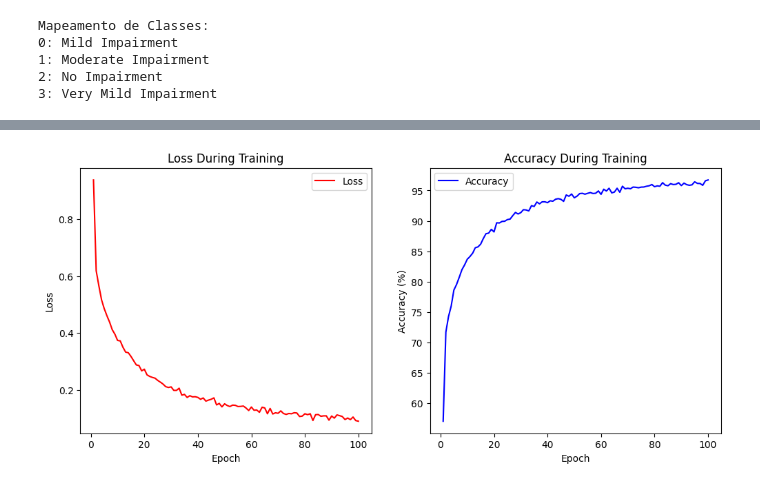
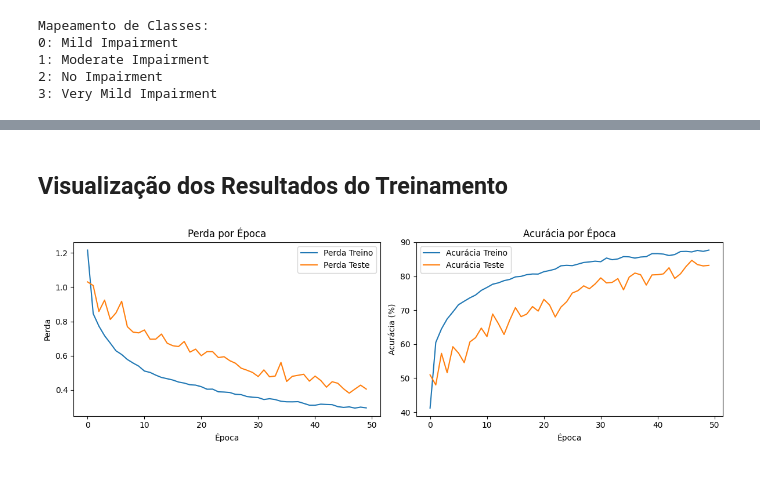
Before and after one commit to lucasnobsob/AlzheimerEarlyDetection, a Jupyter notebook: notebook_MRI.ipynb, the cells around one changed output, grey strips where cells are left out. Drawn from its saved outputs; the diff is of its cells as text; code cells hidden in the pictures.

```diff
--- a/notebook_MRI.ipynb
+++ b/notebook_MRI.ipynb
@@ -136,0 +153,12 @@ Accuracy: 96.25%
+# %%
+# Inicializa o modelo
+model = AlzheimerCNN(num_classes=4)
+
+# Função de perda e otimizador
+criterion = nn.CrossEntropyLoss()
+optimizer = optim.Adam(model.parameters(), lr=0.001)
+
+# Treina o modelo
+train_losses, train_accuracies, test_losses, test_accuracies = train_model(
+    model, train_loader, test_loader, criterion, optimizer, num_epochs=50
+)
@@ -137,22 +179,25 @@ Accuracy: 96.25%
+# %% [markdown]
+## Visualização dos Resultados do Treinamento
 # %%
-# Plotando o gráfico de perda
-plt.figure(figsize=(12, 5))
+plt.figure(figsize=(12, 4))
 
 plt.subplot(1, 2, 1)
-plt.plot(range(1, num_epochs + 1), train_losses, label="Loss", color="red")
-plt.xlabel("Epoch")
-plt.ylabel("Loss")
-plt.title("Loss During Training")
+plt.plot(train_losses, label='Perda Treino')
+plt.plot(test_losses, label='Perda Teste')
+plt.title('Perda por Época')
+plt.xlabel('Época')
+plt.ylabel('Perda')
 plt.legend()
 
-# Plotando o gráfico de acurácia
 plt.subplot(1, 2, 2)
-plt.plot(range(1, num_epochs + 1), train_accuracies, label="Accuracy", color="blue")
-plt.xlabel("Epoch")
-plt.ylabel("Accuracy (%)")
-plt.title("Accuracy During Training")
+plt.plot(train_accuracies, label='Acurácia Treino')
+plt.plot(test_accuracies, label='Acurácia Teste')
+plt.title('Acurácia por Época')
+plt.xlabel('Época')
+plt.ylabel('Acurácia (%)')
 plt.legend()
 
+plt.tight_layout()
 plt.show()
 # %% [output]
-[figure, old version]
+[figure, new version]
```
Also changed, not shown: parts of 17 cells of this notebook, 7 other files.
